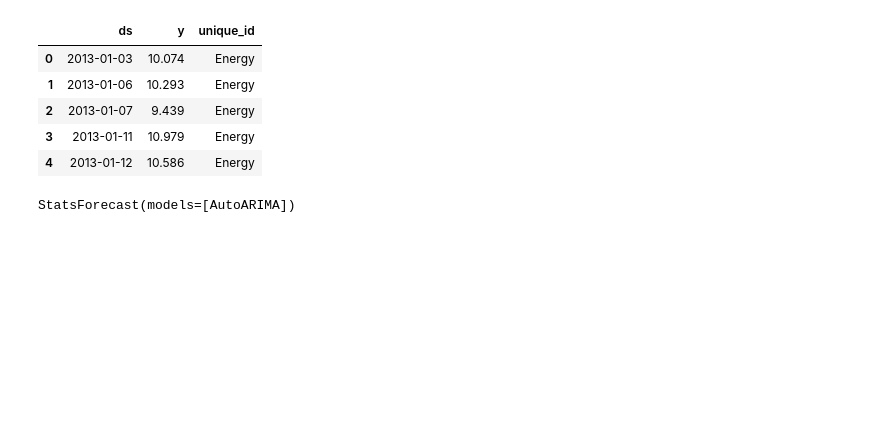
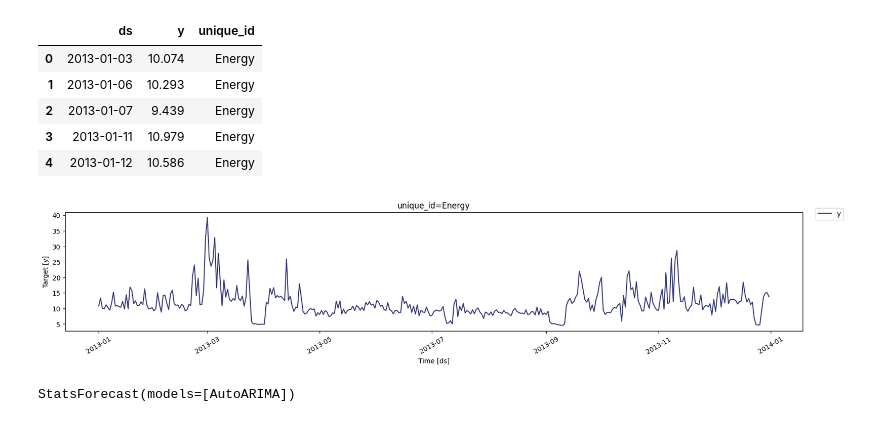
Before and after one commit to ambarishg/smart_meters, a Jupyter notebook: model/statsforecast.ipynb, the cells around one changed output. Saved outputs shown, nothing was run; the diff lists cells and outputs as text; code cells hidden in the pictures; blank space fills up the shorter version.

```diff
--- a/model/statsforecast.ipynb
+++ b/model/statsforecast.ipynb
@@ -25,6 +52,10 @@ df.head()
 | 2 | 2013-01-07 | 9.439 | Energy |
 | 3 | 2013-01-11 | 10.979 | Energy |
 | 4 | 2013-01-12 | 10.586 | Energy |
+# %%
+StatsForecast.plot(df)
+# %% [output]
+[figure, added]
 # %%
 sf = StatsForecast(
     models=[AutoARIMA()],
```
Also changed, not shown: parts of 21 cells of this notebook, 4 other files.
